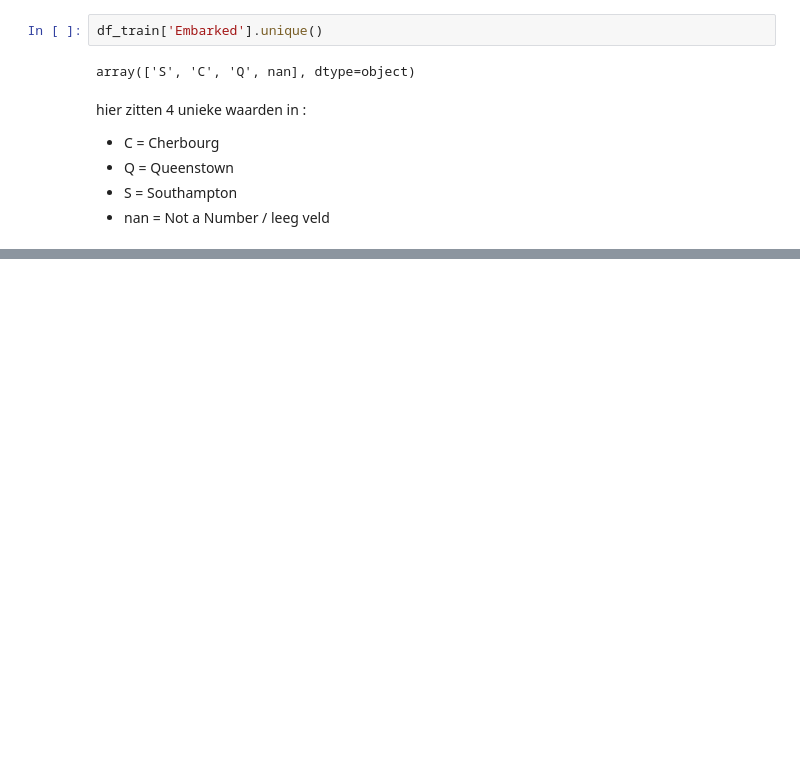
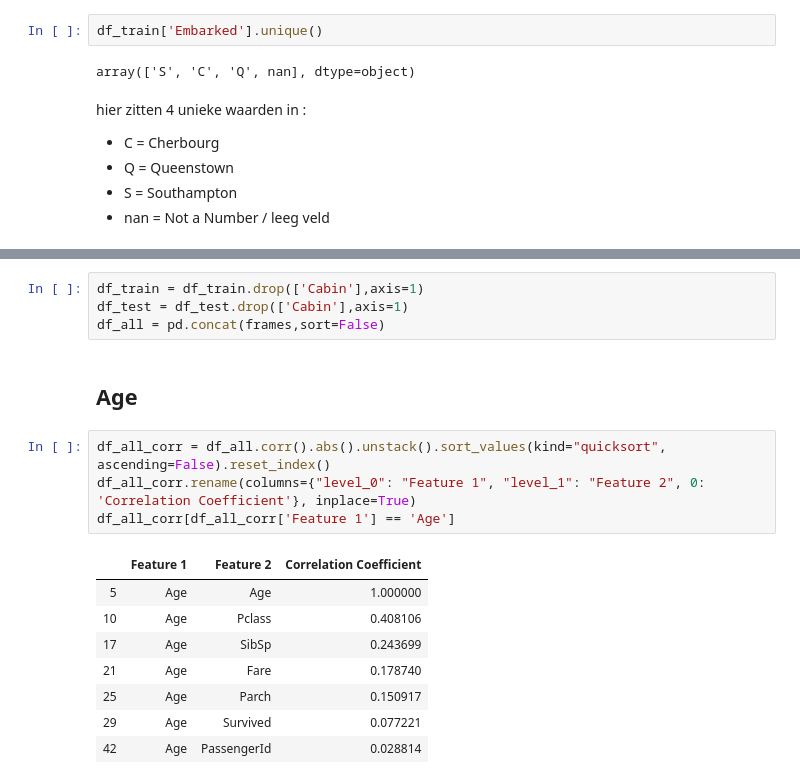
Before and after one commit to MikeDroog/DS, a Jupyter notebook: Titanic/Python/Titanic.ipynb, the cells around one changed output, grey strips where cells are left out. Drawn from its saved outputs; the diff is of its cells as text; blank space fills up the shorter version.

```diff
--- a/Titanic/Python/Titanic.ipynb
+++ b/Titanic/Python/Titanic.ipynb
@@ -302,0 +348,19 @@ hier zitten 4 unieke waarden in :
+# %%
+df_train = df_train.drop(['Cabin'],axis=1)
+df_test = df_test.drop(['Cabin'],axis=1)
+df_all = pd.concat(frames,sort=False)
+# %% [markdown]
+## Age
+# %%
+df_all_corr = df_all.corr().abs().unstack().sort_values(kind="quicksort", ascending=False).reset_index()
+df_all_corr.rename(columns={"level_0": "Feature 1", "level_1": "Feature 2", 0: 'Correlation Coefficient'}, inplace=True)
+df_all_corr[df_all_corr['Feature 1'] == 'Age']
+# %% [output]
+|  | Feature 1 | Feature 2 | Correlation Coefficient |
+| 5 | Age | Age | 1.000000 |
+| 10 | Age | Pclass | 0.408106 |
+| 17 | Age | SibSp | 0.243699 |
+| 21 | Age | Fare | 0.178740 |
+| 25 | Age | Parch | 0.150917 |
+| 29 | Age | Survived | 0.077221 |
+| 42 | Age | PassengerId | 0.028814 |
```
Also changed, not shown: parts of 8 cells of this notebook.
